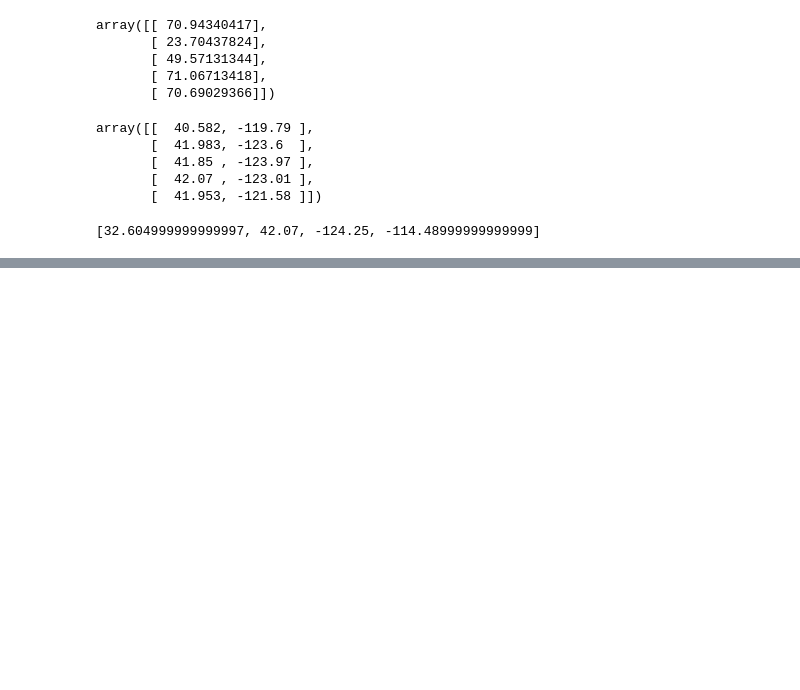
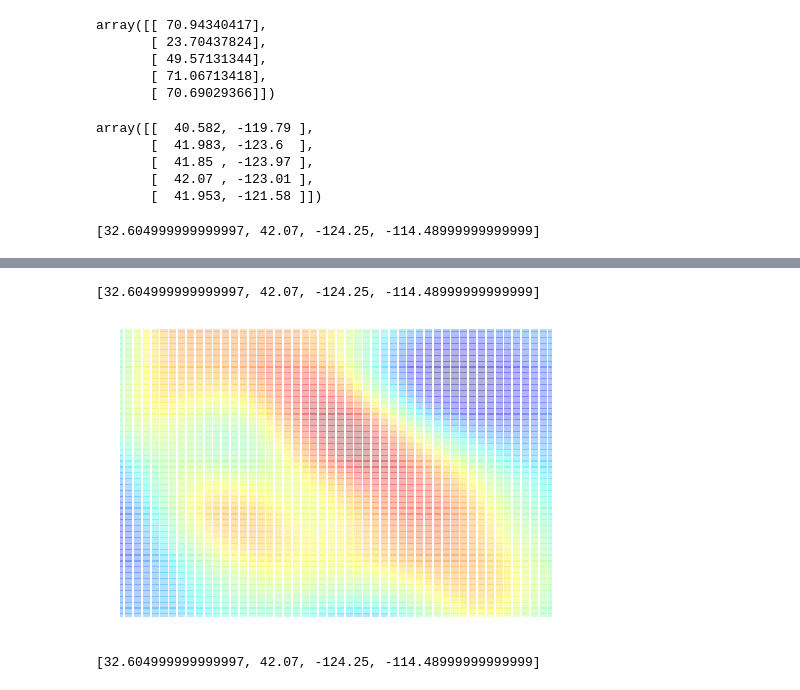
Before and after one commit to pksohn/geostatistics, a Jupyter notebook: testing.ipynb, the cells around one changed output, grey strips where cells are left out. Saved outputs shown, nothing was run; the diff lists cells and outputs as text; code cells hidden in the pictures; blank space fills up the shorter version.

```diff
--- a/testing.ipynb
+++ b/testing.ipynb
@@ -63,5 +63,9 @@ print bounding_box
 # %% [output]
 [32.604999999999997, 42.07, -124.25, -114.48999999999999]
 # %%
-simulate = kriging.simulate(bbox=bounding_box, ncells=50, l=.55, sigma=0.2, indices=True)
+simulate = kriging.simulate(bbox=bounding_box,
+                            ncells=50,
+                            l=1.95,
+                            sigma=0.2,
+                            indices=False)
 # %%
@@ -135,0 +81,2 @@ viz = kriging.simulate(bbox=bounding_box, ncells=70, l=8.0, sigma=0.45, indices=
+# %%
+grid = gaussian.make_grid(bounding_box, 50)
@@ -135,0 +93,17 @@ viz = kriging.simulate(bbox=bounding_box, ncells=70, l=8.0, sigma=0.45, indices=
+# %%
+bounding_box
+# %% [output]
+[32.604999999999997, 42.07, -124.25, -114.48999999999999]
+# %%
+fig, ax = plt.subplots(1)
+fig.subplots_adjust(left=0, right=1, bottom=0, top=1)
+y = grid[:, 0]
+x = grid[:, 1]
+
+ax.scatter(x, y, c=simulate, s=50, edgecolors='', marker='s', alpha=0.3)
+# ax.axis('tight')
+ax.axis([bounding_box[2], bounding_box[3], bounding_box[0], bounding_box[1]])
+ax.axis('off')
+plt.savefig('sim.png')
+# %% [output]
+[figure, added]
@@ -135,0 +112,4 @@ viz = kriging.simulate(bbox=bounding_box, ncells=70, l=8.0, sigma=0.45, indices=
+# %%
+bounding_box
+# %% [output]
+[32.604999999999997, 42.07, -124.25, -114.48999999999999]
```
Also changed, not shown: parts of 8 cells of this notebook, 5 other files.
